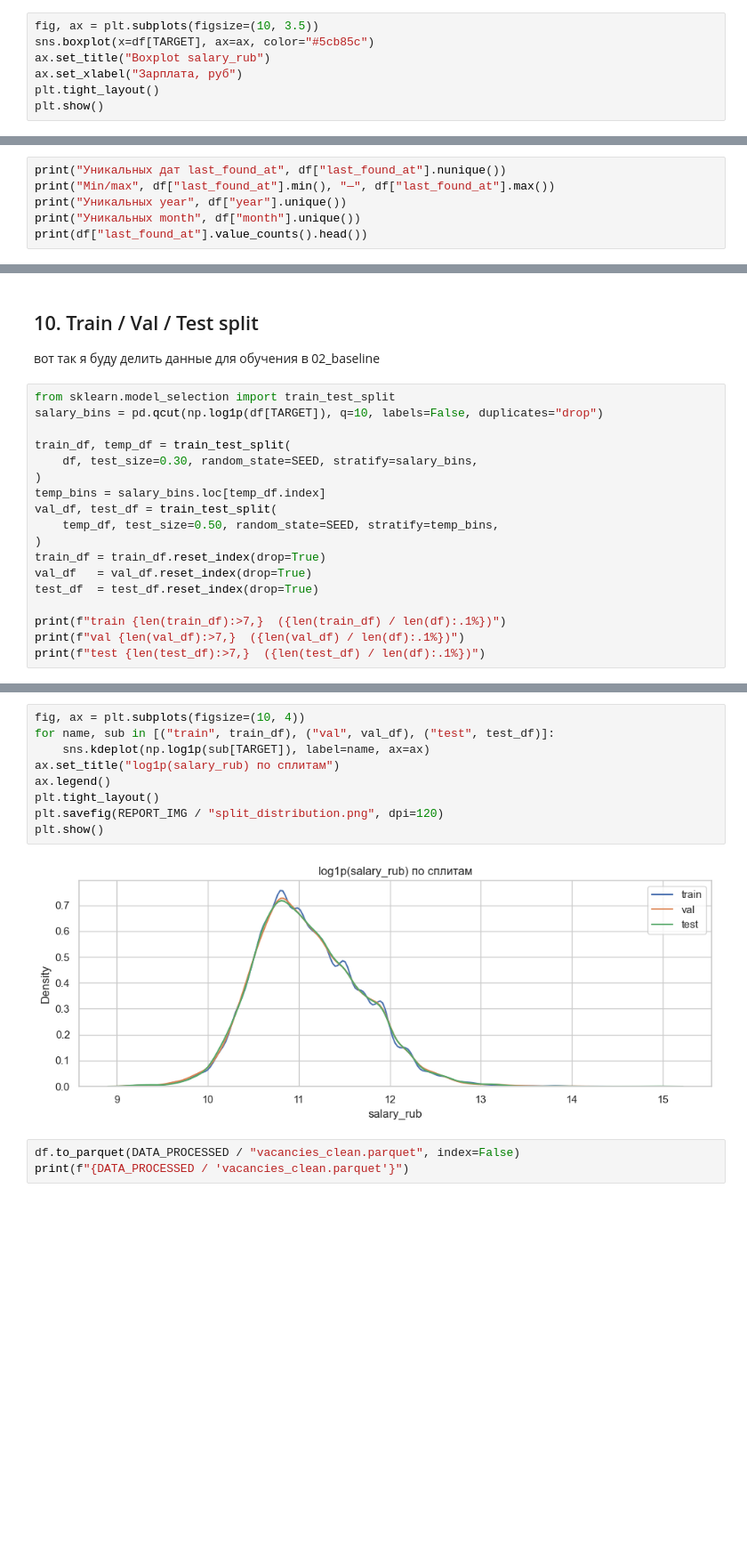
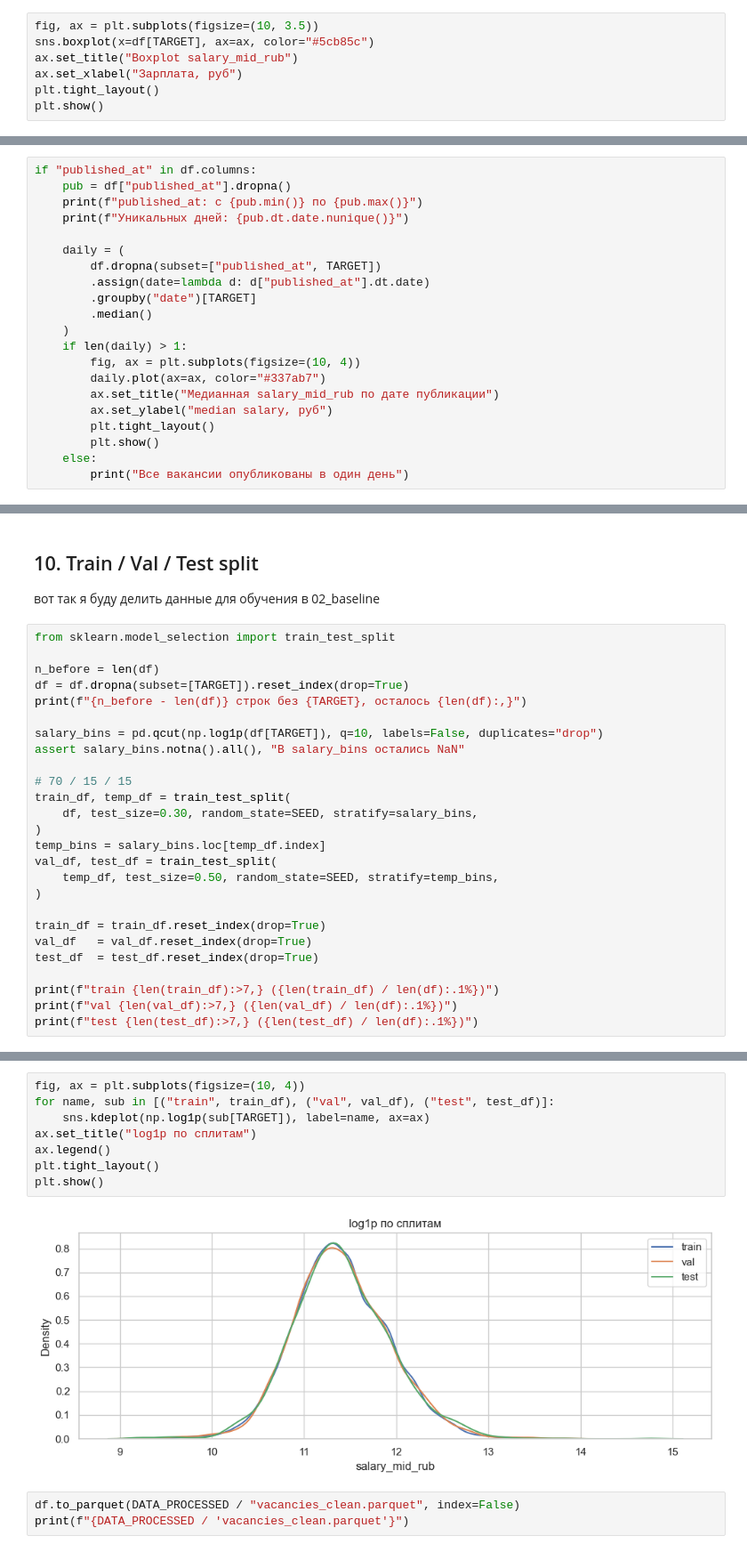
Before and after one commit to hsemlcourse/hseml-group-project-dianochka-l-1, a Jupyter notebook: notebooks/01_eda.ipynb, the cells around one changed output, grey strips where cells are left out. Shown at 89% size. Cells and saved outputs as stored; diff of their text form; blank space fills up the shorter version.

```diff
--- a/notebooks/01_eda.ipynb
+++ b/notebooks/01_eda.ipynb
@@ -208,7 +202,7 @@ print(df[TARGET].mean(), df[TARGET].median())
 # %%
 fig, ax = plt.subplots(figsize=(10, 3.5))
 sns.boxplot(x=df[TARGET], ax=ax, color="#5cb85c")
-ax.set_title("Boxplot salary_rub")
+ax.set_title("Boxplot salary_mid_rub")
 ax.set_xlabel("Зарплата, руб")
 plt.tight_layout()
 plt.show()
@@ -461,9 +464,24 @@ if "skills_count" in df.columns:
 # %% [markdown]
 ## 9. Временной срез
 # %%
-print("Уникальных дат last_found_at", df["last_found_at"].nunique())
-print("Min/max", df["last_found_at"].min(), "—", df["last_found_at"].max())
-print("Уникальных year", df["year"].unique())
-print("Уникальных month", df["month"].unique())
-print(df["last_found_at"].value_counts().head())
+if "published_at" in df.columns:
+    pub = df["published_at"].dropna()
+    print(f"published_at: с {pub.min()} по {pub.max()}")
+    print(f"Уникальных дней: {pub.dt.date.nunique()}")
+
+    daily = (
+        df.dropna(subset=["published_at", TARGET])
+        .assign(date=lambda d: d["published_at"].dt.date)
+        .groupby("date")[TARGET]
+        .median()
+    )
+    if len(daily) > 1:
+        fig, ax = plt.subplots(figsize=(10, 4))
+        daily.plot(ax=ax, color="#337ab7")
+        ax.set_title("Медианная salary_mid_rub по дате публикации")
+        ax.set_ylabel("median salary, руб")
+        plt.tight_layout()
+        plt.show()
+    else:
+        print("Все вакансии опубликованы в один день")
 # %% [output]
@@ -543,8 +564,15 @@ cat_cols ['experience', 'employer_id', 'employer_name', 'employer_type', 'employ
 вот так я буду делить данные для обучения в 02_baseline
 # %%
 from sklearn.model_selection import train_test_split
+
+n_before = len(df)
+df = df.dropna(subset=[TARGET]).reset_index(drop=True)
+print(f"{n_before - len(df)} строк без {TARGET}, осталось {len(df):,}")
+
 salary_bins = pd.qcut(np.log1p(df[TARGET]), q=10, labels=False, duplicates="drop")
+assert salary_bins.notna().all(), "В salary_bins остались NaN"
 
+# 70 / 15 / 15
 train_df, temp_df = train_test_split(
     df, test_size=0.30, random_state=SEED, stratify=salary_bins,
 )
@@ -552,11 +580,12 @@ temp_bins = salary_bins.loc[temp_df.index]
 val_df, test_df = train_test_split(
     temp_df, test_size=0.50, random_state=SEED, stratify=temp_bins,
 )
+
 train_df = train_df.reset_index(drop=True)
 val_df   = val_df.reset_index(drop=True)
 test_df  = test_df.reset_index(drop=True)
 
-print(f"train {len(train_df):>7,}  ({len(train_df) / len(df):.1%})")
-print(f"val {len(val_df):>7,}  ({len(val_df) / len(df):.1%})")
-print(f"test {len(test_df):>7,}  ({len(test_df) / len(df):.1%})")
+print(f"train {len(train_df):>7,} ({len(train_df) / len(df):.1%})")
+print(f"val {len(val_df):>7,} ({len(val_df) / len(df):.1%})")
+print(f"test {len(test_df):>7,} ({len(test_df) / len(df):.1%})")
 # %% [output]
@@ -566,14 +596,13 @@ test   5,924  (15.0%)
 # %%
 fig, ax = plt.subplots(figsize=(10, 4))
 for name, sub in [("train", train_df), ("val", val_df), ("test", test_df)]:
     sns.kdeplot(np.log1p(sub[TARGET]), label=name, ax=ax)
-ax.set_title("log1p(salary_rub) по сплитам")
+ax.set_title("log1p по сплитам")
 ax.legend()
 plt.tight_layout()
-plt.savefig(REPORT_IMG / "split_distribution.png", dpi=120)
 plt.show()
 # %% [output]
-[figure, old version]
+[figure, new version]
 # %%
 df.to_parquet(DATA_PROCESSED / "vacancies_clean.parquet", index=False)
 print(f"{DATA_PROCESSED / 'vacancies_clean.parquet'}")
```
Also changed, not shown: parts of 37 cells of this notebook, 20 other files.
